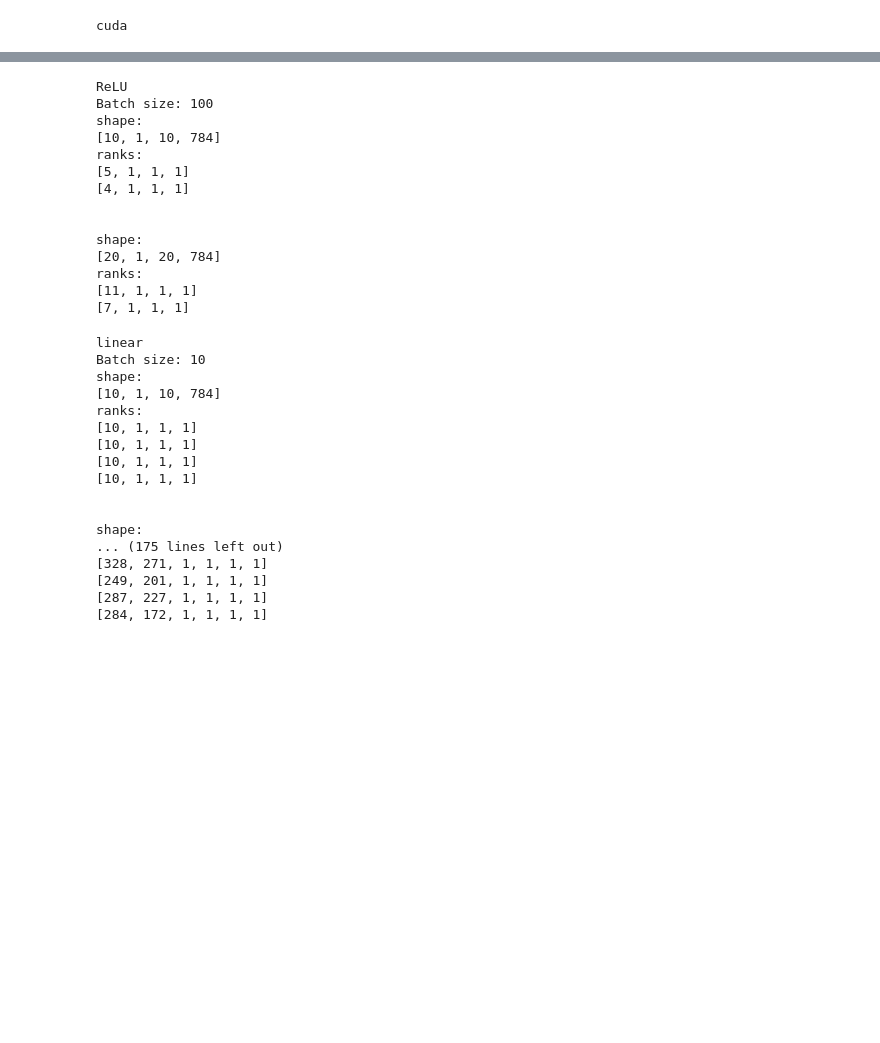
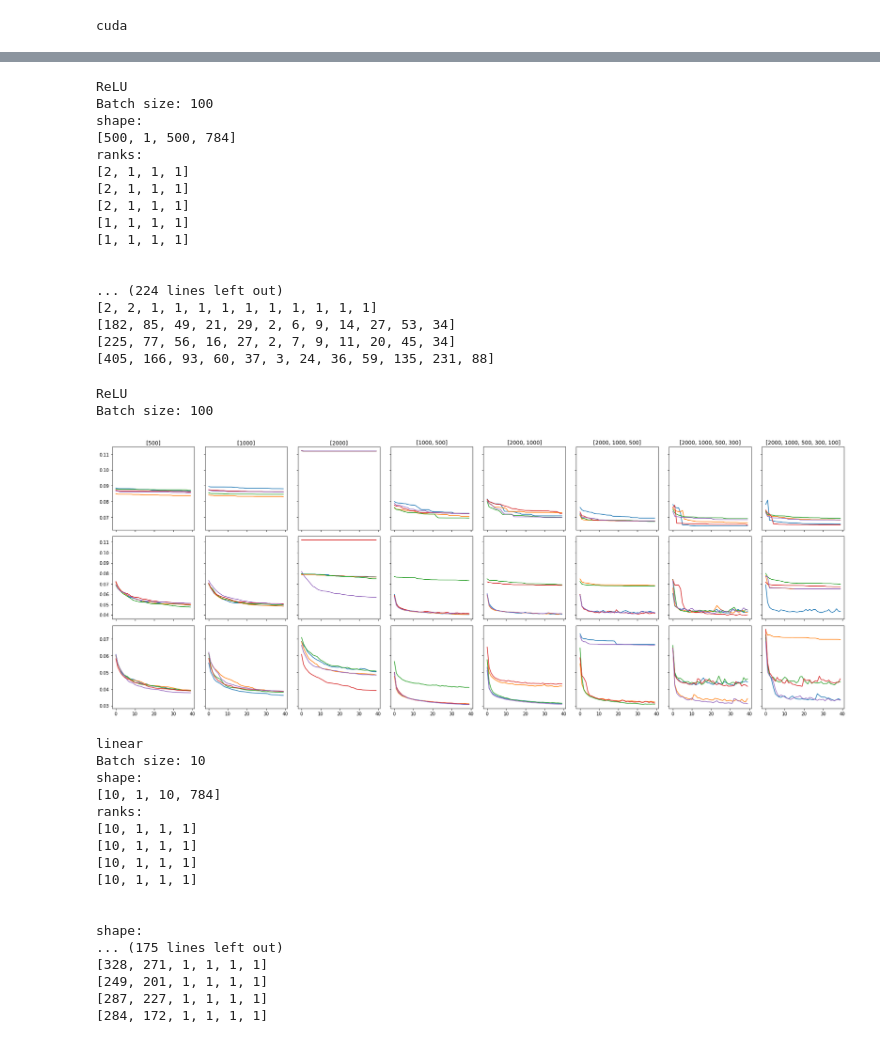
Before and after one commit to mitkel/DL, a Jupyter notebook: AutoEncoder/Depth-width-effect.ipynb, the cells around one changed output, grey strips where cells are left out. Cells and saved outputs as stored; diff of their text form; code cells hidden in the pictures; blank space fills up the shorter version.

Commit message:
+grid plots

```diff
--- a/AutoEncoder/Depth-width-effect.ipynb
+++ b/AutoEncoder/Depth-width-effect.ipynb
@@ -34,7 +29,7 @@ params = {
     "iterations": 5,
     "optimizer": optim.Adam,
     "criterion": nn.MSELoss(reduction='mean'),
-    "hidden_sizes": [[500],[1000],[2000],[1000,500],[2000,1000],[2000,1000,500]],
+    "hidden_sizes": [[500],[1000],[2000],[1000,500],[2000,1000],[2000,1000,500],[2000,1000,500,300],[2000,1000,500,300,100]],
     "code_lengths": [1,2,3,4,5],
     "batch_sizes": [10,100,500,1000],
     "activation_types": ["ReLU","linear"],
@@ -45,12 +40,12 @@ params = {
 }
 
 params.update({
-    "code_lengths": [1],
+    "code_lengths": [1,2,3],
     "batch_sizes": [100],
     "activation_types": ["ReLU"],
-    "hidden_sizes": [[10],[20]],
-    "epochs": 3,
-    "iterations": 2,
+    #"hidden_sizes": [[10],[20]],
+    #"epochs": 3,
+    #"iterations": 2,
 })
 # %%
 # load and visualize the data
@@ -99,17 +94,58 @@ for batch in params['batch_sizes']:
 ReLU
 Batch size: 100
 shape:
-[10, 1, 10, 784]
+[500, 1, 500, 784]
 ranks:
-[5, 1, 1, 1]
-[4, 1, 1, 1]
+[2, 1, 1, 1]
+[2, 1, 1, 1]
+[2, 1, 1, 1]
+[1, 1, 1, 1]
+[1, 1, 1, 1]
 
 
-shape:
-[20, 1, 20, 784]
-ranks:
-[11, 1, 1, 1]
-[7, 1, 1, 1]
+... (224 lines left out)
+[2, 2, 1, 1, 1, 1, 1, 1, 1, 1, 1, 1]
+[182, 85, 49, 21, 29, 2, 6, 9, 14, 27, 53, 34]
+[225, 77, 56, 16, 27, 2, 7, 9, 11, 20, 45, 34]
+[405, 166, 93, 60, 37, 3, 24, 36, 59, 135, 231, 88]
+# %%
+# params['epochs'] = 40
+# code_lengths = [1]
+# batch_sizes = [10,100,1000]
+# hidden_sizes = [[10],[50],[100],[500],[1000],[2000],[1000,500]]
+
+x = np.arange(0, params['epochs'], 1)
+
+for activation_type in params['activation_types']:
+    print(activation_type)
+    params['linear'] = (activation_type == "linear")
+    for batch in params['batch_sizes']:
+        print("Batch size: {}".format(batch))
+        fig, axs = plt.subplots(len(params['code_lengths']), len(params['hidden_sizes']),
+                                figsize=(len(params['hidden_sizes'])*3,len(params['code_lengths'])*3),
+                                sharex='col', sharey='row')
+        for i, code in enumerate(params['code_lengths']):
+            for j, hidden in enumerate(params['hidden_sizes']):
+                params['layers'] = [784] + hidden + [code]
+                shape = [784] + hidden+[code]+list(reversed(hidden))+[784]
+                name = "AE-{}-Adam-L{}-B{}".format(activation_type, params['layers'][1:], batch)
+                with open("models/"+name+"_history", "rb") as fp:
+                    H = pickle.load(fp)
+
+                for k, h in enumerate(H):
+                    axs[i,j].plot(x, h, label = k)
+                if i==0:
+                    axs[i,j].set_title(str(hidden))
+
+        fig.tight_layout()
+
+        name = "AE-{}-Adam-B{}".format(activation_type, batch)
+        plt.savefig("plots/AE-" + name + ".png")
+        plt.show()
+# %% [output]
+ReLU
+Batch size: 100
+[figure, added]
 # %%
 params['epochs'] = 40
 code_lengths = [1]
```
Also changed, not shown: parts of 2 cells of this notebook.
